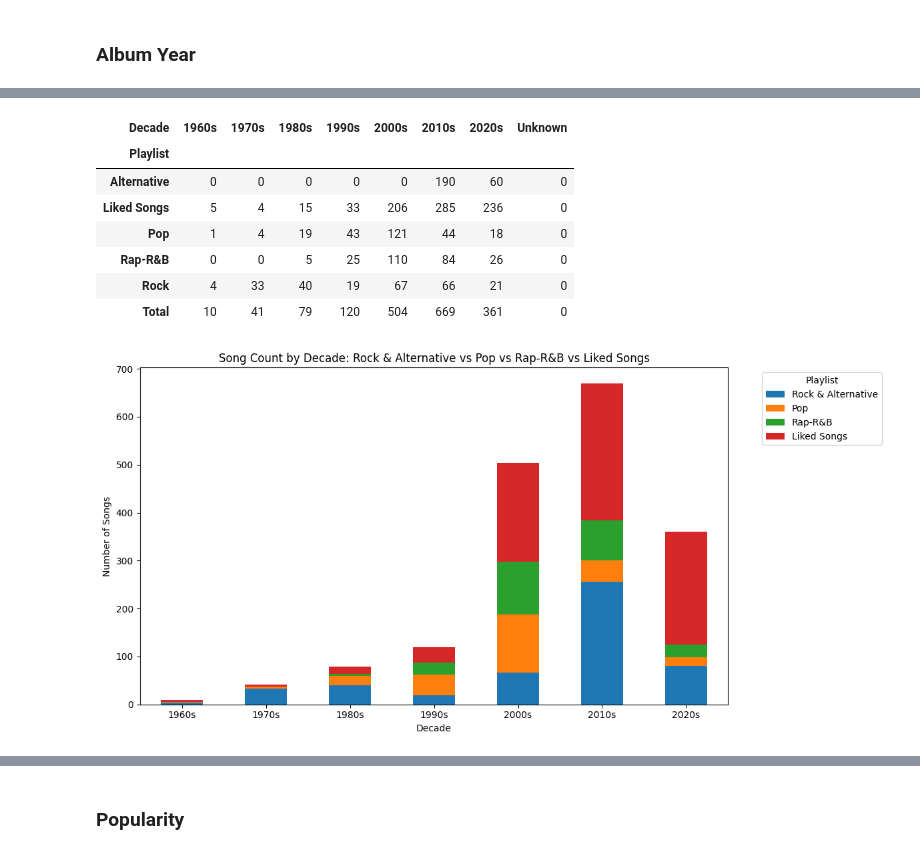
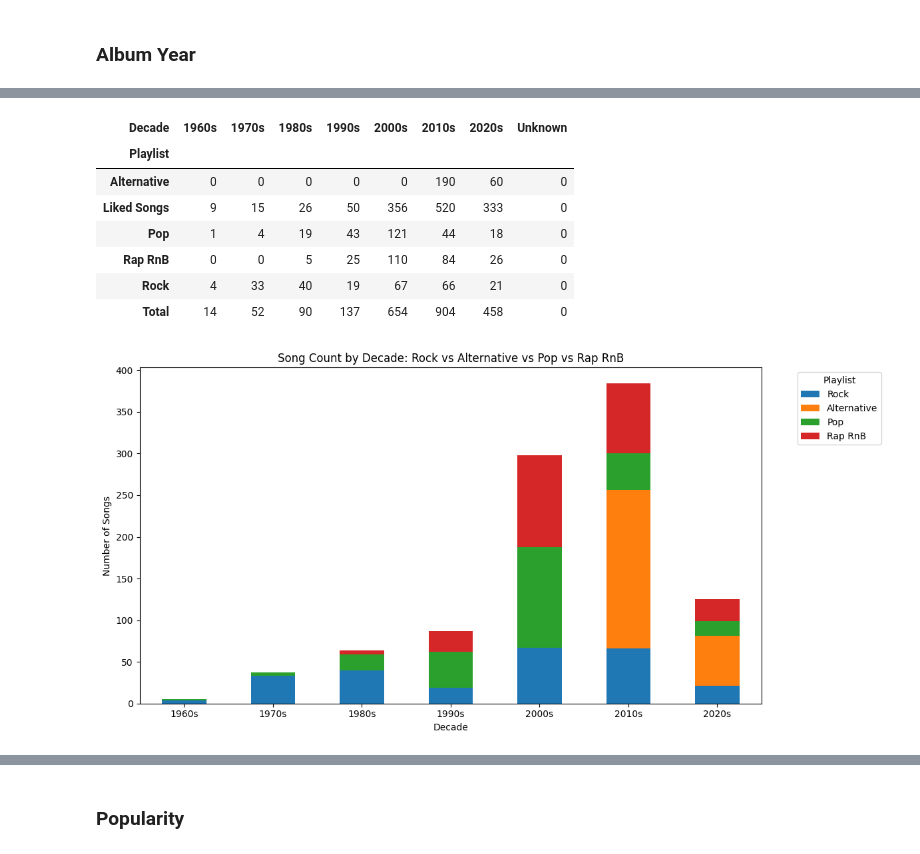
Before and after one commit to kaseymallette/music-taste-profile, a Jupyter notebook: notebooks/01_exploratory_analysis.ipynb, the cells around one changed output, grey strips where cells are left out. Drawn from its saved outputs; the diff is of its cells as text; code cells hidden in the pictures.

Commit message:
Commit changes to data

```diff
--- a/notebooks/01_exploratory_analysis.ipynb
+++ b/notebooks/01_exploratory_analysis.ipynb
@@ -214,7 +264,7 @@ Name: count, dtype: int64
 decade_counts_by_playlist = (
     df_library.groupby(['Playlist', 'Decade'])
     .size()
-    .reindex(pd.MultiIndex.from_product([['Alternative', 'Pop', 'Rap-R&B', 'Rock', 'Liked Songs'], decade_order], names=['Playlist', 'Decade']), fill_value=0)
+    .reindex(pd.MultiIndex.from_product([['Alternative', 'Pop', 'Rap RnB', 'Rock', 'Liked Songs'], decade_order], names=['Playlist', 'Decade']), fill_value=0)
     .reset_index(name='Count')
 )
 
@@ -226,25 +276,24 @@ decade_pivot
 | Decade | 1960s | 1970s | 1980s | 1990s | 2000s | 2010s | 2020s | Unknown |
 | Playlist |  |  |  |  |  |  |  |  |
 | Alternative | 0 | 0 | 0 | 0 | 0 | 190 | 60 | 0 |
-| Liked Songs | 5 | 4 | 15 | 33 | 206 | 285 | 236 | 0 |
+| Liked Songs | 9 | 15 | 26 | 50 | 356 | 520 | 333 | 0 |
 | Pop | 1 | 4 | 19 | 43 | 121 | 44 | 18 | 0 |
-| Rap-R&B | 0 | 0 | 5 | 25 | 110 | 84 | 26 | 0 |
+| Rap RnB | 0 | 0 | 5 | 25 | 110 | 84 | 26 | 0 |
 | Rock | 4 | 33 | 40 | 19 | 67 | 66 | 21 | 0 |
-| Total | 10 | 41 | 79 | 120 | 504 | 669 | 361 | 0 |
+| Total | 14 | 52 | 90 | 137 | 654 | 904 | 458 | 0 |
 # %%
 decade_order_plot = ['1960s', '1970s', '1980s', '1990s', '2000s', '2010s', '2020s']
 
-plot_data = decade_pivot.loc[['Rock', 'Alternative', 'Pop', 'Rap-R&B', 'Liked Songs'], decade_order_plot].copy()
-plot_data.loc['Rock & Alternative'] = plot_data.loc['Rock'] + plot_data.loc['Alternative']
-plot_data = plot_data.loc[['Rock & Alternative', 'Pop', 'Rap-R&B', 'Liked Songs'], decade_order_plot]
+plot_data = decade_pivot.loc[['Rock', 'Alternative', 'Pop', 'Rap RnB'], decade_order_plot].copy()
+plot_data = plot_data.loc[['Rock', 'Alternative', 'Pop', 'Rap RnB'], decade_order_plot]
 
 plot_data.T.plot(kind='bar', stacked=True, figsize=(12, 6))
 plt.xlabel('Decade')
 plt.ylabel('Number of Songs')
-plt.title('Song Count by Decade: Rock & Alternative vs Pop vs Rap-R&B vs Liked Songs')
+plt.title('Song Count by Decade: Rock vs Alternative vs Pop vs Rap RnB')
 plt.legend(title='Playlist', bbox_to_anchor=(1.05, 1), loc='upper left')
 plt.xticks(rotation=0)
 plt.tight_layout()
 plt.show()
 # %% [output]
-[figure, old version]
+[figure, new version]
```
Also changed, not shown: parts of 15 cells of this notebook, 9 other files.
